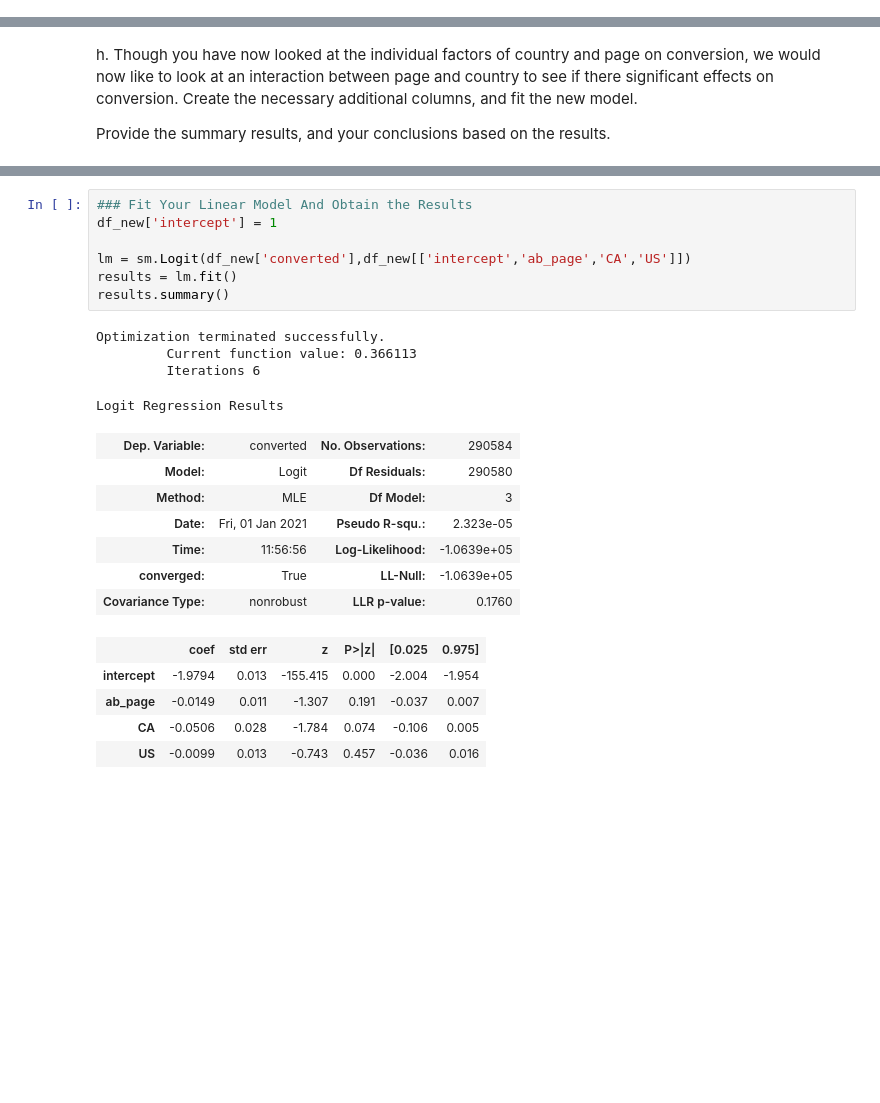
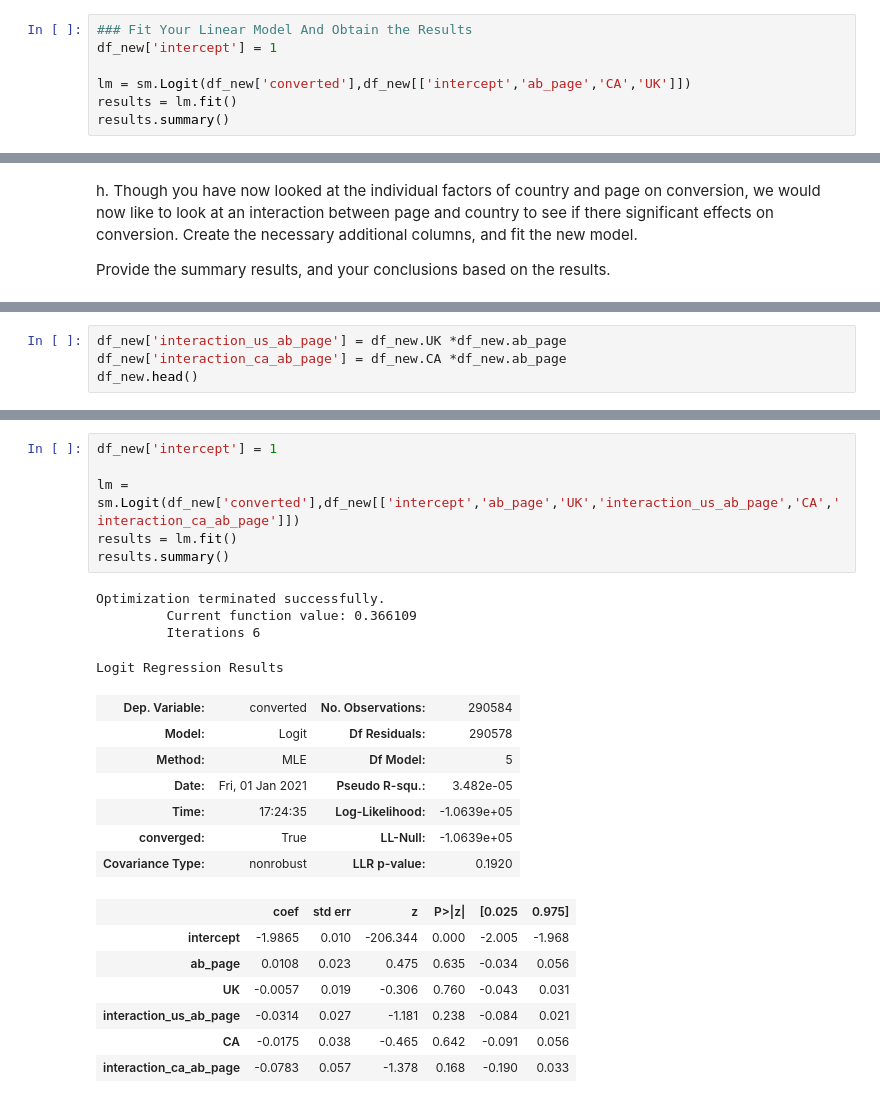
Before and after one commit to istam/Analyze-A-B-Test-Results, a Jupyter notebook: Istam_Kulliev_Analyze_ab_test_results_notebook.ipynb, the cells around one changed output, grey strips where cells are left out. Drawn from its saved outputs; the diff is of its cells as text; blank space fills up the shorter version.

```diff
--- a/Istam_Kulliev_Analyze_ab_test_results_notebook.ipynb
+++ b/Istam_Kulliev_Analyze_ab_test_results_notebook.ipynb
@@ -586,3 +612,10 @@ df_new.head()
 | 822059 | UK | 2017-01-16 14:04:14.719771 | treatment | new_page | 1 | 1 | 1 | 0 | 1 | 0 |
 | 711597 | UK | 2017-01-22 03:14:24.763511 | control | old_page | 0 | 0 | 1 | 0 | 1 | 0 |
 | 710616 | UK | 2017-01-16 13:14:44.000513 | treatment | new_page | 0 | 1 | 1 | 0 | 1 | 0 |
+# %%
+### Fit Your Linear Model And Obtain the Results
+df_new['intercept'] = 1
+
+lm = sm.Logit(df_new['converted'],df_new[['intercept','ab_page','CA','UK']])
+results = lm.fit()
+results.summary()
@@ -592,0 +653,4 @@ Provide the summary results, and your conclusions based on the results.
+# %%
+df_new['interaction_us_ab_page'] = df_new.UK *df_new.ab_page
+df_new['interaction_ca_ab_page'] = df_new.CA *df_new.ab_page
+df_new.head()
@@ -593,27 +665,28 @@ Provide the summary results, and your conclusions based on the results.
 # %%
-### Fit Your Linear Model And Obtain the Results
 df_new['intercept'] = 1
 
-lm = sm.Logit(df_new['converted'],df_new[['intercept','ab_page','CA','US']])
+lm = sm.Logit(df_new['converted'],df_new[['intercept','ab_page','UK','interaction_us_ab_page','CA','interaction_ca_ab_page']])
 results = lm.fit()
 results.summary()
 # %% [output]
 Optimization terminated successfully.
-         Current function value: 0.366113
+         Current function value: 0.366109
          Iterations 6
 Logit Regression Results
 | Dep. Variable: | converted | No. Observations: | 290584 |
-| Model: | Logit | Df Residuals: | 290580 |
-| Method: | MLE | Df Model: | 3 |
-| Date: | Fri, 01 Jan 2021 | Pseudo R-squ.: | 2.323e-05 |
-| Time: | 11:56:56 | Log-Likelihood: | -1.0639e+05 |
+| Model: | Logit | Df Residuals: | 290578 |
+| Method: | MLE | Df Model: | 5 |
+| Date: | Fri, 01 Jan 2021 | Pseudo R-squ.: | 3.482e-05 |
+| Time: | 17:24:35 | Log-Likelihood: | -1.0639e+05 |
 | converged: | True | LL-Null: | -1.0639e+05 |
-| Covariance Type: | nonrobust | LLR p-value: | 0.1760 |
+| Covariance Type: | nonrobust | LLR p-value: | 0.1920 |
 |  | coef | std err | z | P>|z| | [0.025 | 0.975] |
-| intercept | -1.9794 | 0.013 | -155.415 | 0.000 | -2.004 | -1.954 |
-| ab_page | -0.0149 | 0.011 | -1.307 | 0.191 | -0.037 | 0.007 |
-| CA | -0.0506 | 0.028 | -1.784 | 0.074 | -0.106 | 0.005 |
-| US | -0.0099 | 0.013 | -0.743 | 0.457 | -0.036 | 0.016 |
+| intercept | -1.9865 | 0.010 | -206.344 | 0.000 | -2.005 | -1.968 |
+| ab_page | 0.0108 | 0.023 | 0.475 | 0.635 | -0.034 | 0.056 |
+| UK | -0.0057 | 0.019 | -0.306 | 0.760 | -0.043 | 0.031 |
+| interaction_us_ab_page | -0.0314 | 0.027 | -1.181 | 0.238 | -0.084 | 0.021 |
+| CA | -0.0175 | 0.038 | -0.465 | 0.642 | -0.091 | 0.056 |
+| interaction_ca_ab_page | -0.0783 | 0.057 | -1.378 | 0.168 | -0.190 | 0.033 |
 # %% [markdown]
 <a id='conclusions'></a>
 # Conclusions
```
Also changed, not shown: parts of 20 cells of this notebook, 1 other file.
